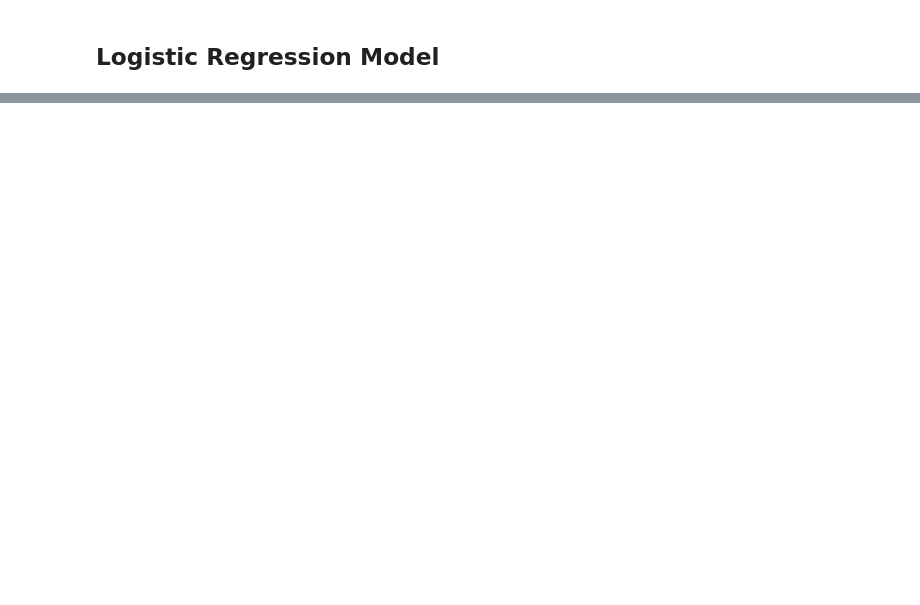
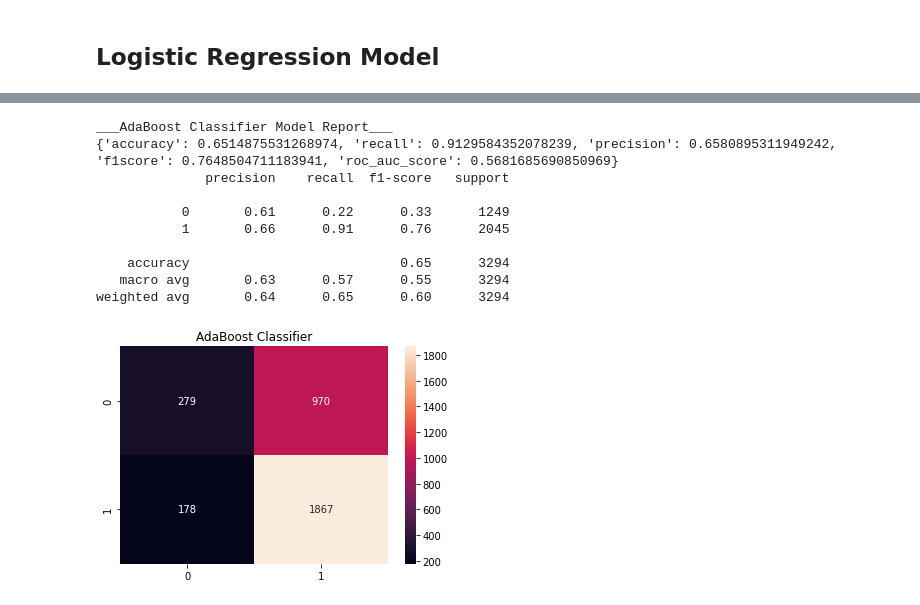
Before and after one commit to Ducthinh2603/IBM_Machine_Learning_Spec, a Jupyter notebook: Course_3_SML_Classification/6. Assignment/covid19_course2.ipynb, the cells around one changed output, grey strips where cells are left out. Saved outputs shown, nothing was run; the diff lists cells and outputs as text; code cells hidden in the pictures; blank space fills up the shorter version.

```diff
--- a/Course_3_SML_Classification/6. Assignment/covid19_course2.ipynb
+++ b/Course_3_SML_Classification/6. Assignment/covid19_course2.ipynb
@@ -301,0 +333,18 @@ svc_model = general_report(model=svc, name="Support Vector Machine", param_grid=
+# %%
+tree = AdaBoostClassifier()
+param_grid = {'learning_rate': [0.1*(n+1) for n in range(10)],
+             'n_estimators' : [2*n+1 for n in range(10)],
+              'algorithm':['SAMME', 'SAMME.R']}
+tree_model = general_report(model=tree, name = "AdaBoost Classifier", param_grid=param_grid)
+# %% [output]
+___AdaBoost Classifier Model Report___
+{'accuracy': 0.6514875531268974, 'recall': 0.9129584352078239, 'precision': 0.6580895311949242, 'f1score': 0.7648504711183941, 'roc_auc_score': 0.5681685690850969}
+              precision    recall  f1-score   support
+
+           0       0.61      0.22      0.33      1249
+           1       0.66      0.91      0.76      2045
+
+    accuracy                           0.65      3294
+   macro avg       0.63      0.57      0.55      3294
+weighted avg       0.64      0.65      0.60      3294
+[figure, added]
```
Also changed, not shown: parts of 26 cells of this notebook, 2 other files.
